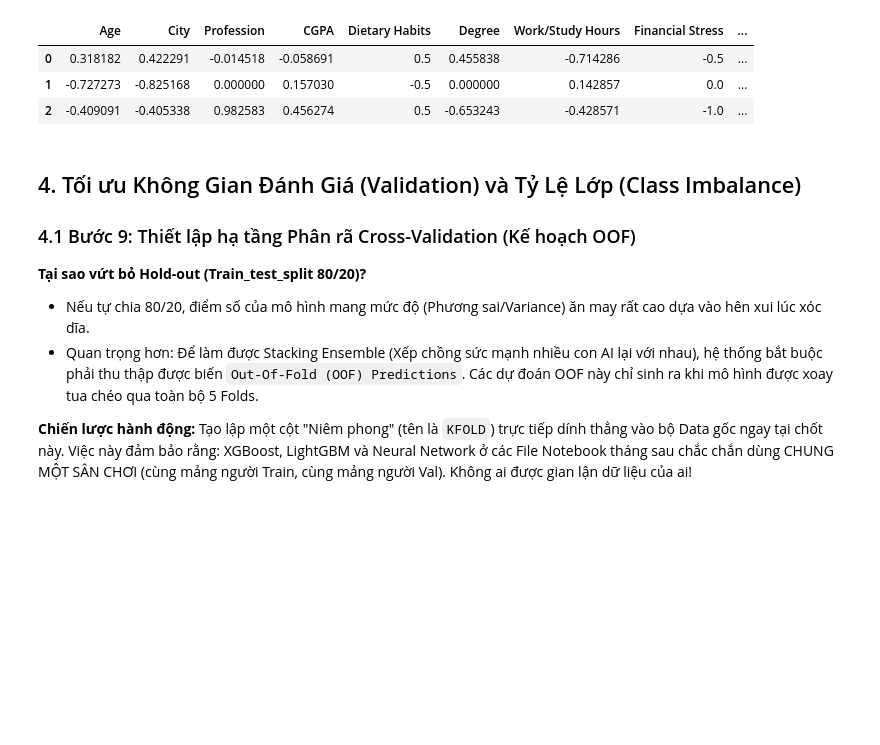
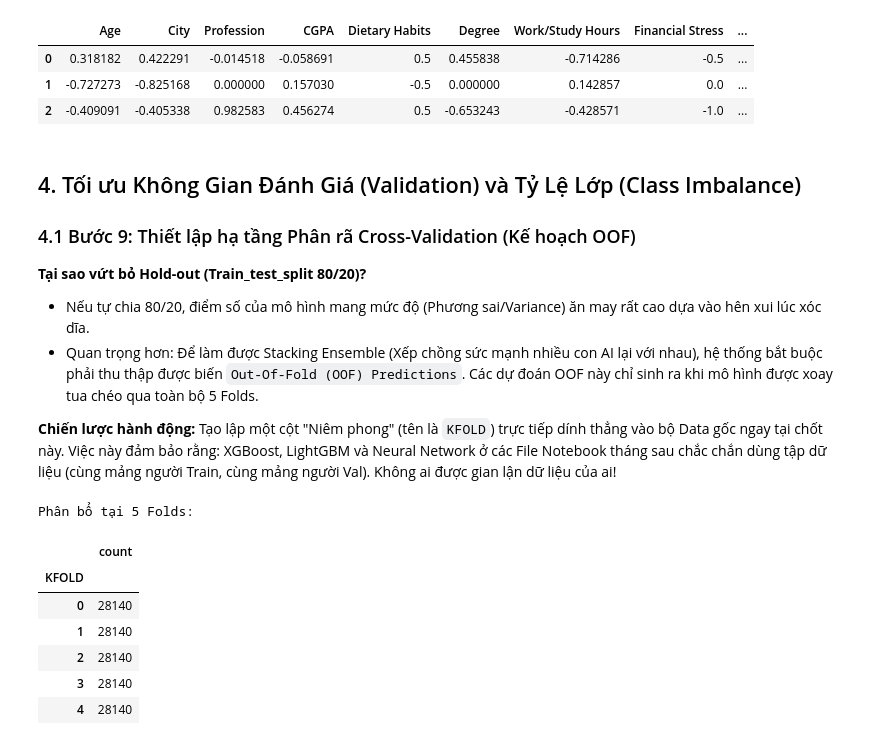
Before and after one commit to s4lt1f0l/Exploring-Mental-Health-Data, a Jupyter notebook: notebooks/02_preprocessing_fe.ipynb, the cells around one changed output. Cells and saved outputs as stored; diff of their text form; code cells hidden in the pictures; blank space fills up the shorter version.

```diff
--- a/notebooks/02_preprocessing_fe.ipynb
+++ b/notebooks/02_preprocessing_fe.ipynb
@@ -776,4 +779,42 @@ Số Missing còn lại: 0 ô
 - Quan trọng hơn: Để làm được Stacking Ensemble (Xếp chồng sức mạnh nhiều con AI lại với nhau), hệ thống bắt buộc phải thu thập được biến `Out-Of-Fold (OOF) Predictions`. Các dự đoán OOF này chỉ sinh ra khi mô hình được xoay tua chéo qua toàn bộ 5 Folds.
 
 **Chiến lược hành động:**
-Tạo lập một cột "Niêm phong" (tên là `KFOLD`) trực tiếp dính thẳng vào bộ Data gốc ngay tại chốt này. Việc này đảm bảo rằng: XGBoost, LightGBM và Neural Network ở các File Notebook tháng sau chắc chắn dùng CHUNG MỘT SÂN CHƠI (cùng mảng người Train, cùng mảng người Val). Không ai được gian lận dữ liệu của ai!
+Tạo lập một cột "Niêm phong" (tên là `KFOLD`) trực tiếp dính thẳng vào bộ Data gốc ngay tại chốt này. Việc này đảm bảo rằng: XGBoost, LightGBM và Neural Network ở các File Notebook tháng sau chắc chắn dùng tập dữ liệu (cùng mảng người Train, cùng mảng người Val). Không ai được gian lận dữ liệu của ai!
+# %%
+def stamp_kfold_flag(X_train, y_train, n_splits=5, rand_seed=42):
+    '''
+        Sử dụng StratifiedKFold để đảm bảo Tỷ lệ người bệnh lây lan đồng đều ở mọi ván chơi.
+        Niêm phong trực tiếp số Fold (đánh số từ 0 -> n-1) vào DataFrame.
+    '''
+    df = X_train.copy()
+    df['KFOLD']=-1
+    skf = StratifiedKFold(n_splits=n_splits, shuffle=True, random_state=rand_seed)
+    for fold_id, (train_index, val_index) in enumerate(skf.split(X=df, y=y_train)):
+        col_idx = df.columns.get_loc('KFOLD')
+        df.iloc[val_index, col_idx] = fold_id
+    return df
+
+# ============= CHẠY HÀM ================
+X_train_tree = stamp_kfold_flag(
+    X_train_tree, y_train,
+    n_splits=config.N_FOLDS,
+    rand_seed=config.RANDOM_STATE
+)
+
+X_train_nn = stamp_kfold_flag(
+    X_train_nn, y_train,
+    n_splits=config.N_FOLDS,
+    rand_seed=config.RANDOM_STATE
+)
+
+print("\nPhân bổ tại 5 Folds:")
+display(X_train_tree['KFOLD'].value_counts().sort_index().to_frame())
+# %% [output]
+Phân bổ tại 5 Folds:
+|  | count |
+| KFOLD |  |
+| 0 | 28140 |
+| 1 | 28140 |
+| 2 | 28140 |
+| 3 | 28140 |
+| 4 | 28140 |
```
Also changed, not shown: parts of 8 cells of this notebook, 9 other files.
